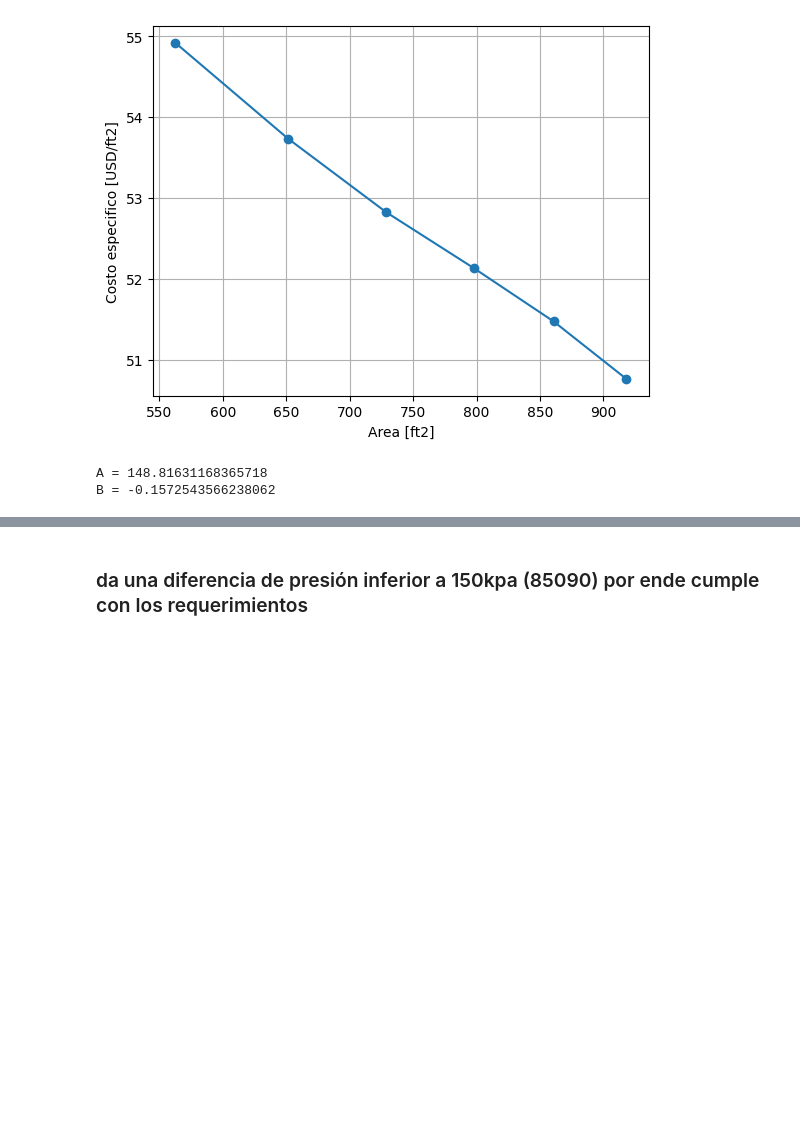
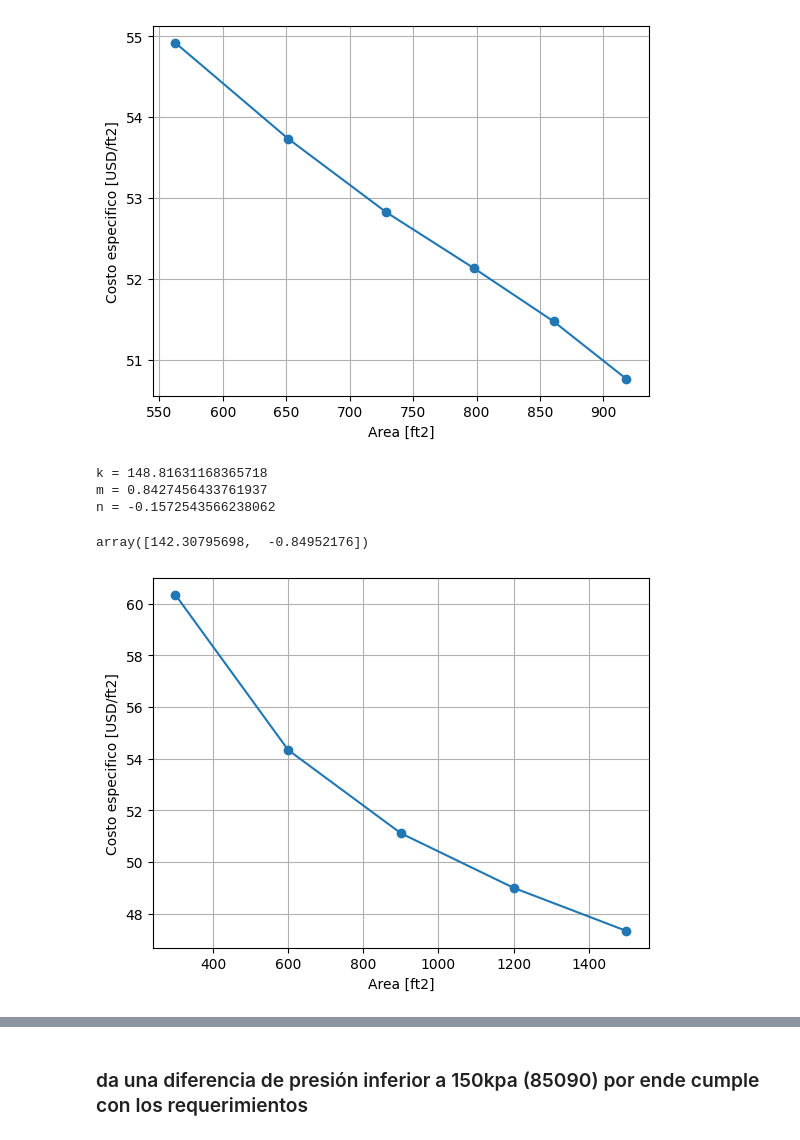
Before and after one commit to DanielSarmiento04/thermical_system, a Jupyter notebook: carcasa_tubo_2.ipynb, the cells around one changed output, grey strips where cells are left out. Saved outputs shown, nothing was run; the diff lists cells and outputs as text; code cells hidden in the pictures; blank space fills up the shorter version.

```diff
--- a/carcasa_tubo_2.ipynb
+++ b/carcasa_tubo_2.ipynb
@@ -569,10 +571,13 @@ params, covariance = curve_fit(
 )
 # %%
 # Extract the values of A and B
-K, m = params
+K, n = params
 
-print("A =", K)
-print("B =", m)
+m = 1 + n
+print("k =", K)
+print("m =", m)
+print("n =", n)
 # %% [output]
-A = 148.81631168365718
-B = -0.1572543566238062
+k = 148.81631168365718
+m = 0.8427456433761937
+n = -0.1572543566238062
@@ -579 +586,37 @@ B = -0.1572543566238062
+# %%
+area = np.array([
+300,
+600,
+900,
+1200,
+1500,
+])
+costo_total = np.array([
+18100,
+32600,
+46000,
+58800,
+71000,
+])
+
+params, covariance = curve_fit(
+    power_law,
+    area,
+    costo_total
+)
+params
+# %% [output]
+array([142.30795698,  -0.84952176])
+# %%
+plt.plot(
+    area,
+    costo_total/area,
+    marker='o'
+)
+plt.xlabel('Area [ft2]')
+plt.ylabel('Costo especifico [USD/ft2]')
+plt.grid()
+plt.show()
+# %% [output]
+[figure, added]
 # %%
```
Also changed, not shown: parts of 6 cells of this notebook, 1 other file.
